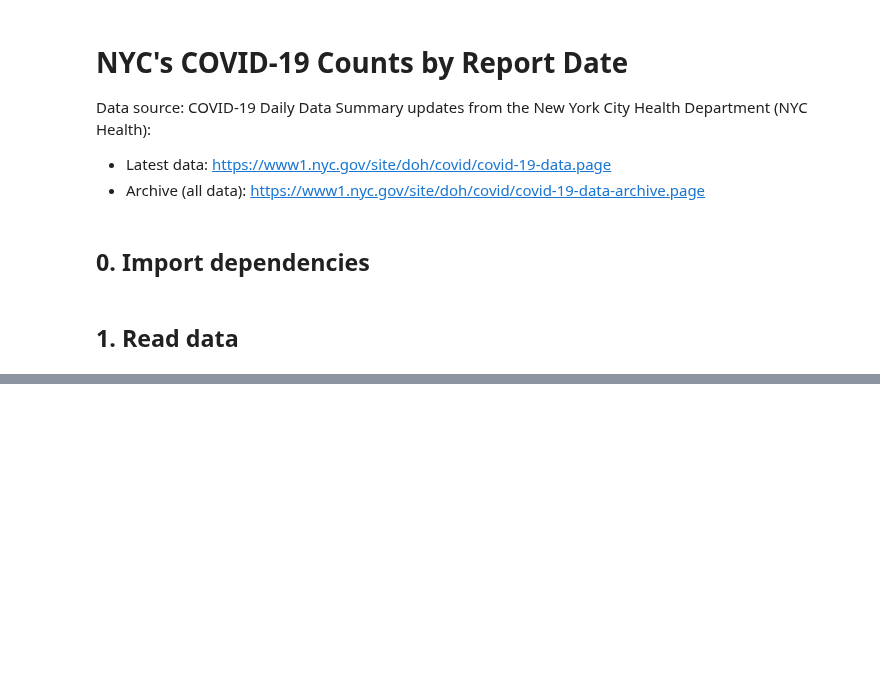
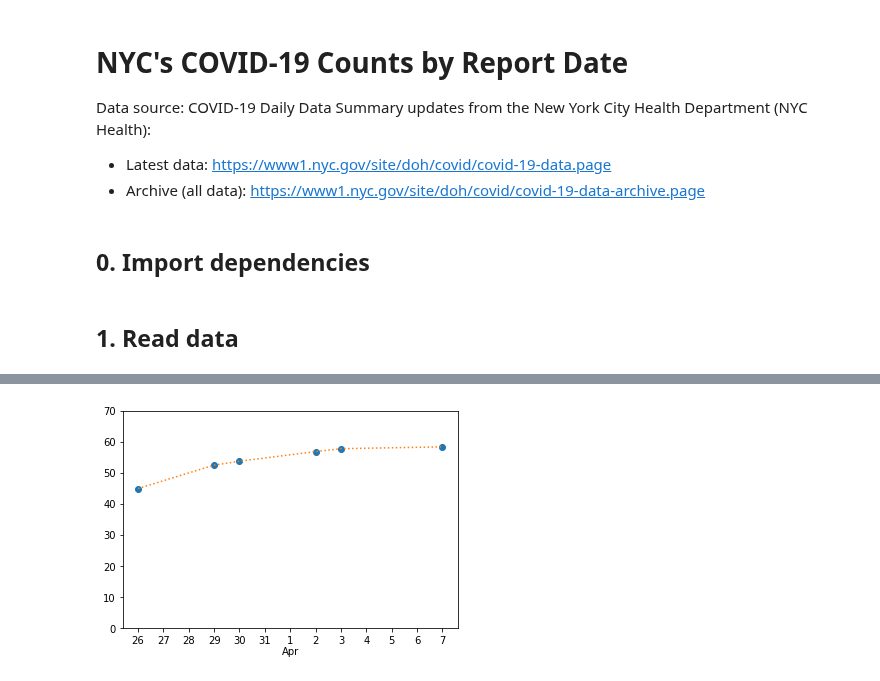
Before and after one commit to carlos-afonso/COVID-19, a Jupyter notebook: notebooks/nyc-covid-19-counts-by-report-date.ipynb, the cells around one changed output, grey strips where cells are left out. Cells and saved outputs as stored; diff of their text form; code cells hidden in the pictures; blank space fills up the shorter version.

```diff
--- a/notebooks/nyc-covid-19-counts-by-report-date.ipynb
+++ b/notebooks/nyc-covid-19-counts-by-report-date.ipynb
@@ -116,3 +116,14 @@ df
+# %%
+ratio = 100 * df['total_cases'] / df['total_tests']
+ratio_interp = ratio.interpolate(kind='linear')
+
+plt.plot(df['date_label'], ratio, 'o')
+plt.plot(df['date_label'], ratio_interp, ':')
+
+plt.ylim(0, 70)
+plt.show()
+# %% [output]
+[figure, added]
 # %%
 fig, (ax1, ax2, ax3) = plt.subplots(3, figsize=(6, 8), sharex=True)
 
```
Also changed, not shown: parts of 4 cells of this notebook, 1 other file.
